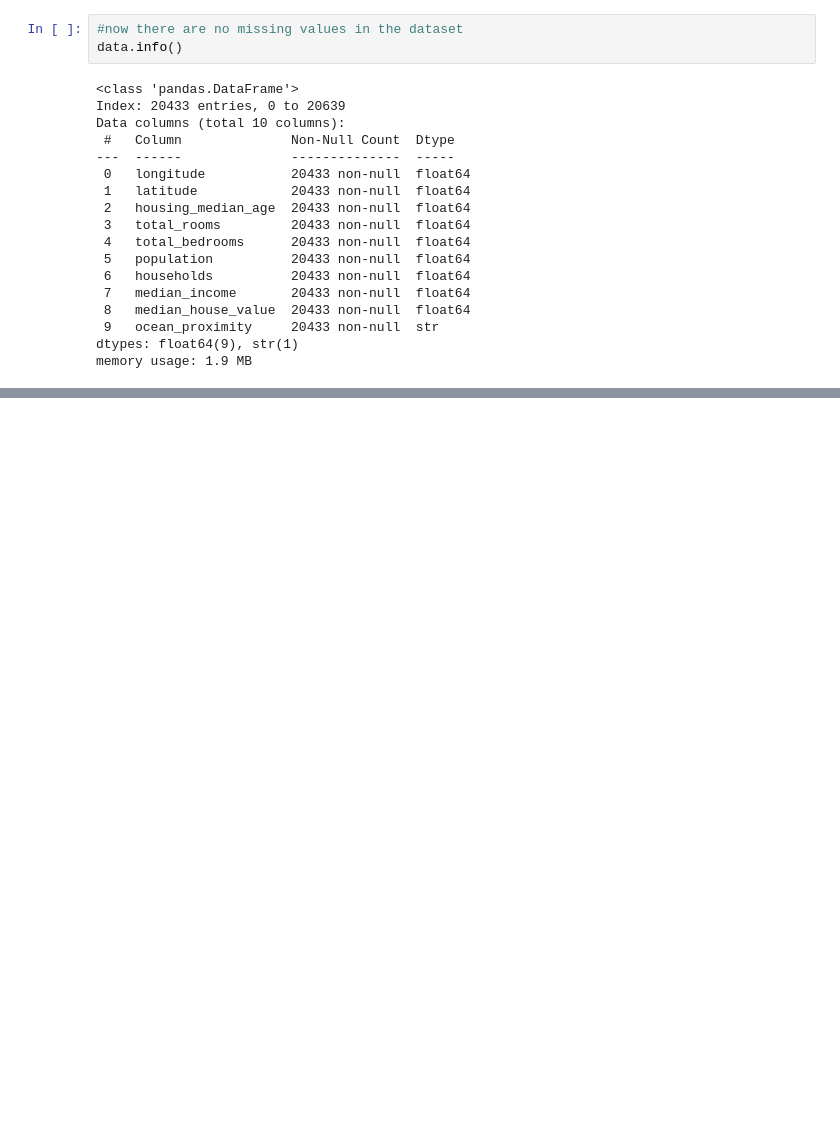
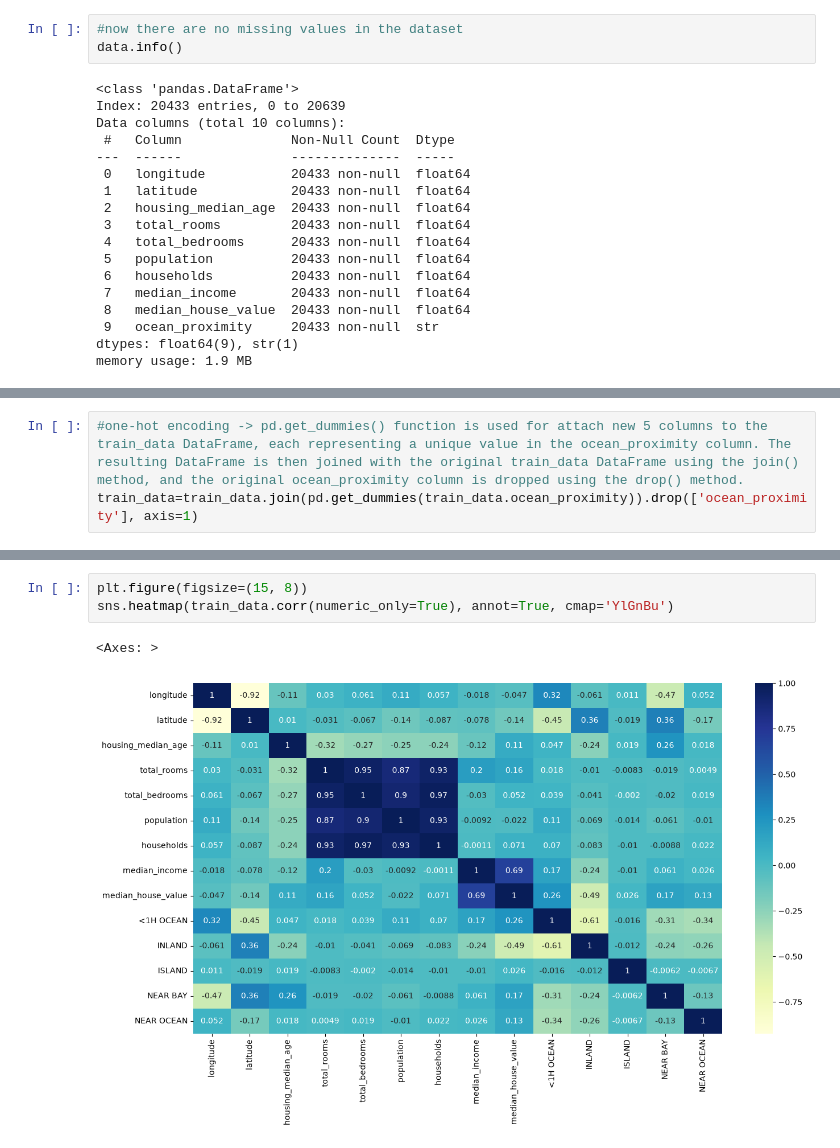
Before and after one commit to kkhushi-07/house-price-predictor, a Jupyter notebook: notebooks/california_housing.ipynb, the cells around one changed output, grey strips where cells are left out. Cells and saved outputs as stored; diff of their text form; blank space fills up the shorter version.

```diff
--- a/notebooks/california_housing.ipynb
+++ b/notebooks/california_housing.ipynb
@@ -68,0 +191,3 @@ memory usage: 1.9 MB
+# %%
+#one-hot encoding -> pd.get_dummies() function is used for attach new 5 columns to the train_data DataFrame, each representing a unique value in the ocean_proximity column. The resulting DataFrame is then joined with the original train_data DataFrame using the join() method, and the original ocean_proximity column is dropped using the drop() method.
+train_data=train_data.join(pd.get_dummies(train_data.ocean_proximity)).drop(['ocean_proximity'], axis=1)
@@ -68,0 +210,6 @@ memory usage: 1.9 MB
+# %%
+plt.figure(figsize=(15, 8))
+sns.heatmap(train_data.corr(numeric_only=True), annot=True, cmap='YlGnBu')
+# %% [output]
+<Axes: >
+[figure, added]
```
Also changed, not shown: parts of 13 cells of this notebook.
